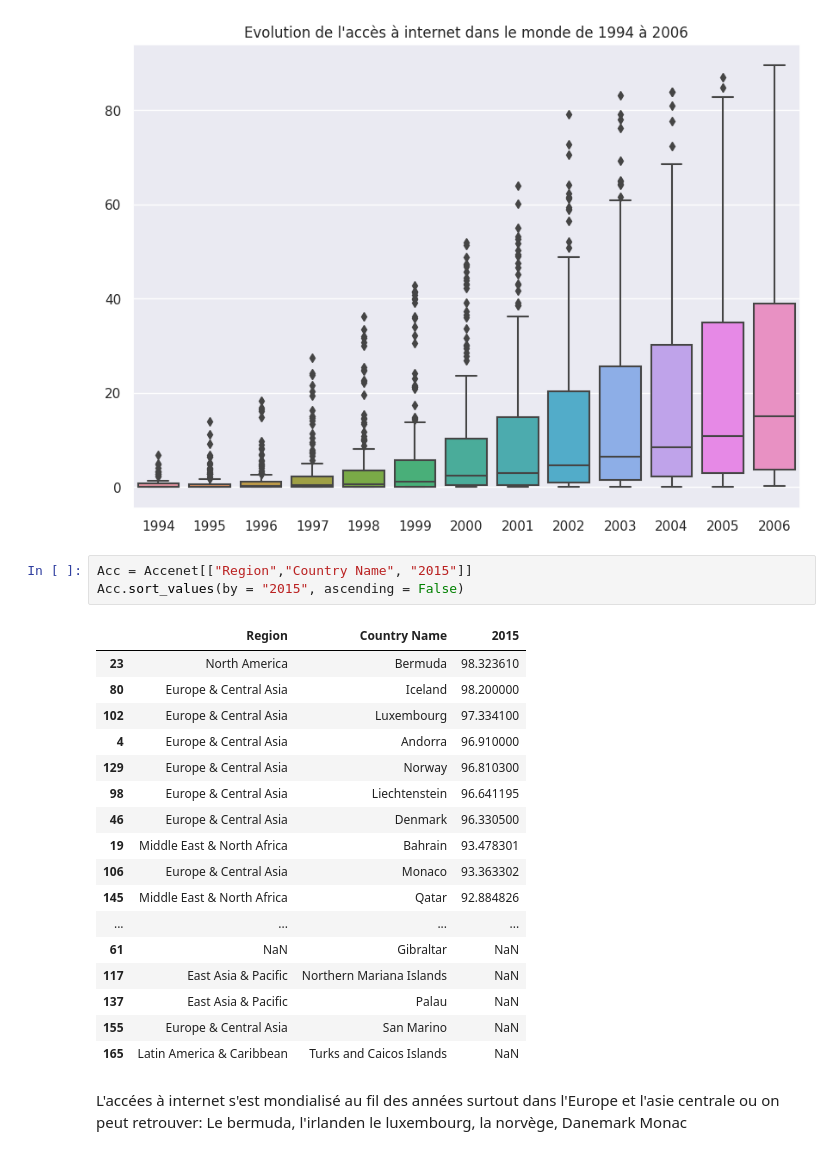
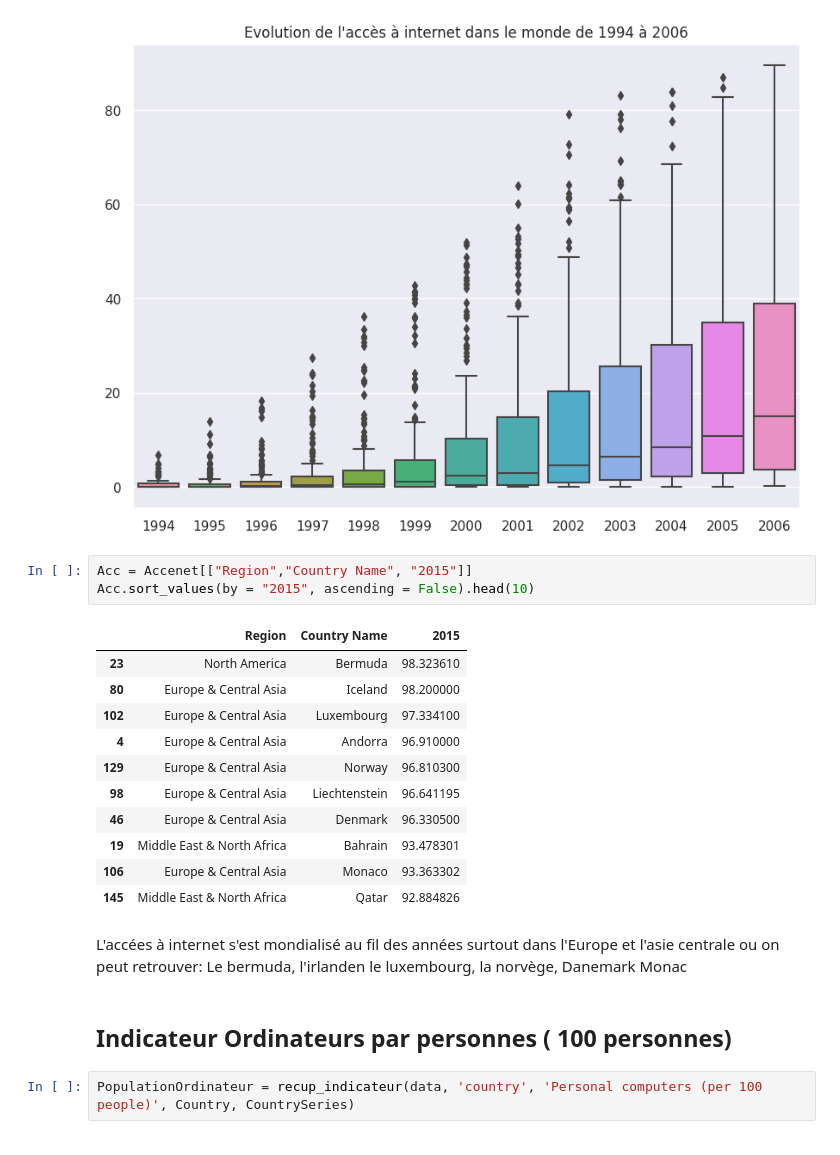
Before and after one commit to Hajoura91coding/Academy_expansion_correction, a Jupyter notebook: correction-expansion-project-academy.ipynb, the cells around one changed output. Drawn from its saved outputs; the diff is of its cells as text.

```diff
--- a/correction-expansion-project-academy.ipynb
+++ b/correction-expansion-project-academy.ipynb
@@ -605,24 +605,22 @@ boxplot(data_utile, "Evolution de l'accès à internet dans le monde de 1994 à
 [figure]
 # %%
 Acc = Accenet[["Region","Country Name", "2015"]]
-Acc.sort_values(by = "2015", ascending = False)
+Acc.sort_values(by = "2015", ascending = False).head(10)
 # %% [output]
 |  | Region | Country Name | 2015 |
 | 23 | North America | Bermuda | 98.323610 |
 | 80 | Europe & Central Asia | Iceland | 98.200000 |
 | 102 | Europe & Central Asia | Luxembourg | 97.334100 |
 | 4 | Europe & Central Asia | Andorra | 96.910000 |
 | 129 | Europe & Central Asia | Norway | 96.810300 |
 | 98 | Europe & Central Asia | Liechtenstein | 96.641195 |
 | 46 | Europe & Central Asia | Denmark | 96.330500 |
 | 19 | Middle East & North Africa | Bahrain | 93.478301 |
 | 106 | Europe & Central Asia | Monaco | 93.363302 |
 | 145 | Middle East & North Africa | Qatar | 92.884826 |
-| ... | ... | ... | ... |
-| 61 | NaN | Gibraltar | NaN |
-| 117 | East Asia & Pacific | Northern Mariana Islands | NaN |
-| 137 | East Asia & Pacific | Palau | NaN |
-| 155 | Europe & Central Asia | San Marino | NaN |
-| 165 | Latin America & Caribbean | Turks and Caicos Islands | NaN |
 # %% [markdown]
 L'accées à internet s'est mondialisé au fil des années surtout dans l'Europe et l'asie centrale ou on peut retrouver: Le bermuda, l'irlanden le luxembourg, la norvège, Danemark Monac
+# %% [markdown]
+## Indicateur Ordinateurs par personnes ( 100 personnes)
+# %%
+PopulationOrdinateur = recup_indicateur(data, 'country', 'Personal computers (per 100 people)', Country, CountrySeries)
```
Also changed, not shown: parts of 33 cells of this notebook.
